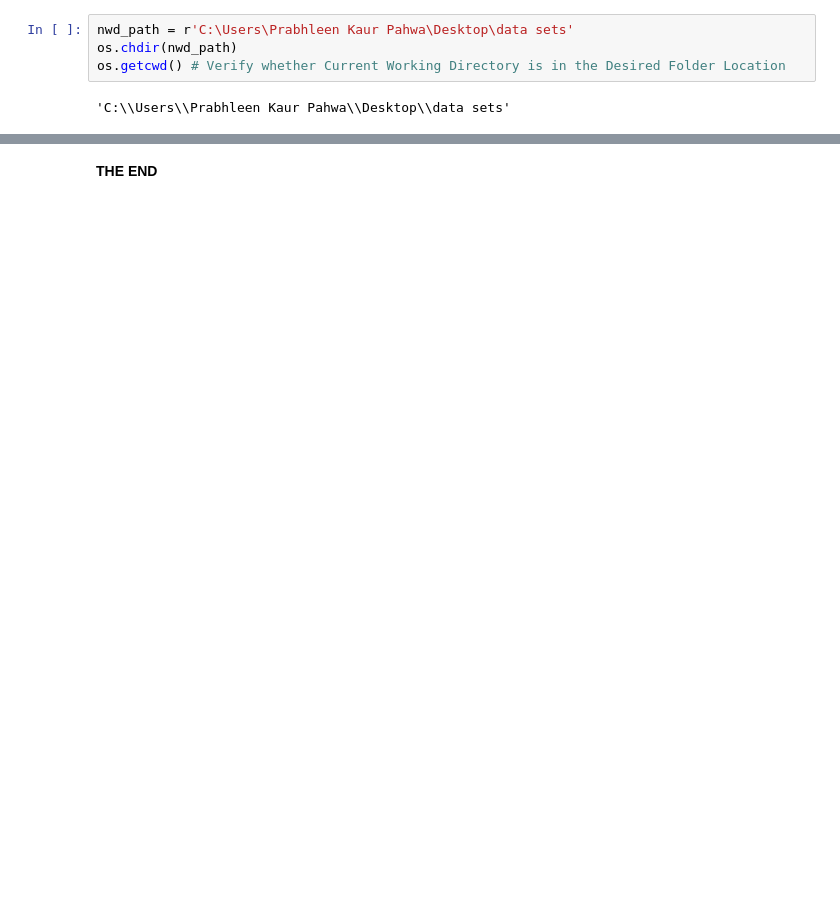
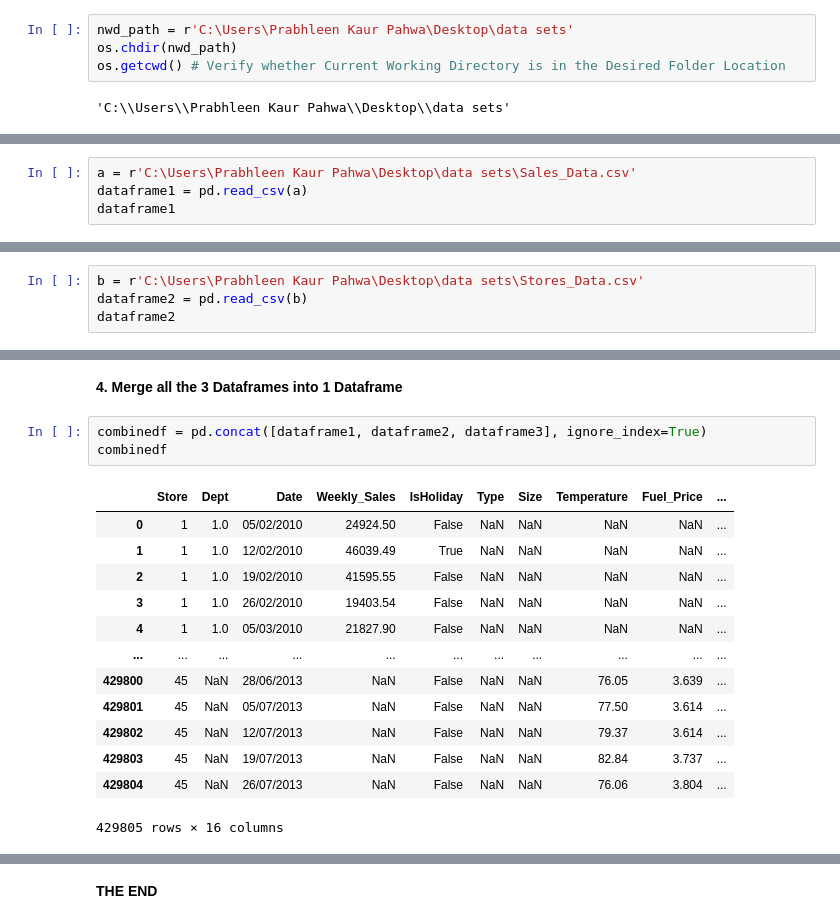
Before and after one commit to a-singh03/DEVP-1, a Jupyter notebook: DEVP1_PROJECT.ipynb, the cells around one changed output, grey strips where cells are left out. Saved outputs shown, nothing was run; the diff lists cells and outputs as text; blank space fills up the shorter version.

```diff
--- a/DEVP1_PROJECT.ipynb
+++ b/DEVP1_PROJECT.ipynb
@@ -270,0 +37,4 @@ plt.show()
+# %%
+a = r'C:\Users\Prabhleen Kaur Pahwa\Desktop\data sets\Sales_Data.csv'
+dataframe1 = pd.read_csv(a)
+dataframe1
@@ -270,0 +55,4 @@ plt.show()
+# %%
+b = r'C:\Users\Prabhleen Kaur Pahwa\Desktop\data sets\Stores_Data.csv'
+dataframe2 = pd.read_csv(b)
+dataframe2
@@ -270,0 +95,19 @@ plt.show()
+# %% [markdown]
+**4.	Merge all the 3 Dataframes into 1 Dataframe**
+# %%
+combinedf = pd.concat([dataframe1, dataframe2, dataframe3], ignore_index=True)
+combinedf
+# %% [output]
+|  | Store | Dept | Date | Weekly_Sales | IsHoliday | Type | Size | Temperature | Fuel_Price | ... |
+| 0 | 1 | 1.0 | 05/02/2010 | 24924.50 | False | NaN | NaN | NaN | NaN | ... |
+| 1 | 1 | 1.0 | 12/02/2010 | 46039.49 | True | NaN | NaN | NaN | NaN | ... |
+| 2 | 1 | 1.0 | 19/02/2010 | 41595.55 | False | NaN | NaN | NaN | NaN | ... |
+| 3 | 1 | 1.0 | 26/02/2010 | 19403.54 | False | NaN | NaN | NaN | NaN | ... |
+| 4 | 1 | 1.0 | 05/03/2010 | 21827.90 | False | NaN | NaN | NaN | NaN | ... |
+| ... | ... | ... | ... | ... | ... | ... | ... | ... | ... | ... |
+| 429800 | 45 | NaN | 28/06/2013 | NaN | False | NaN | NaN | 76.05 | 3.639 | ... |
+| 429801 | 45 | NaN | 05/07/2013 | NaN | False | NaN | NaN | 77.50 | 3.614 | ... |
+| 429802 | 45 | NaN | 12/07/2013 | NaN | False | NaN | NaN | 79.37 | 3.614 | ... |
+| 429803 | 45 | NaN | 19/07/2013 | NaN | False | NaN | NaN | 82.84 | 3.737 | ... |
+| 429804 | 45 | NaN | 26/07/2013 | NaN | False | NaN | NaN | 76.06 | 3.804 | ... |
+429805 rows × 16 columns
```
Also changed, not shown: parts of 52 cells of this notebook.
